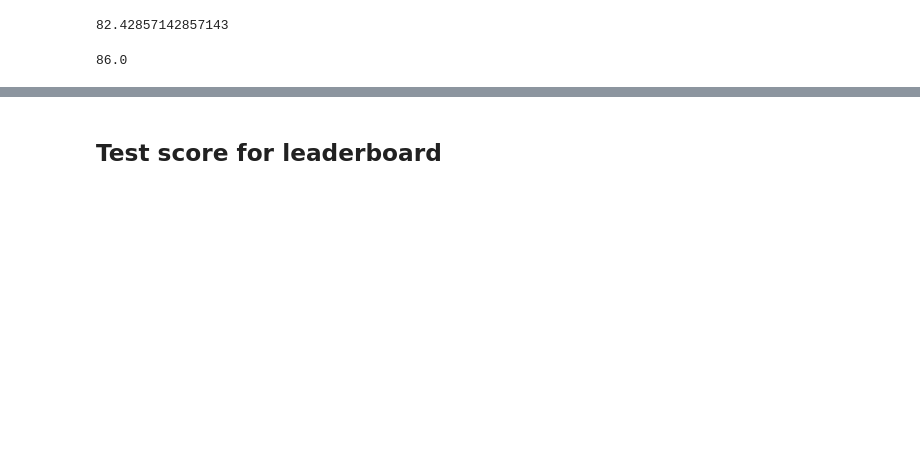
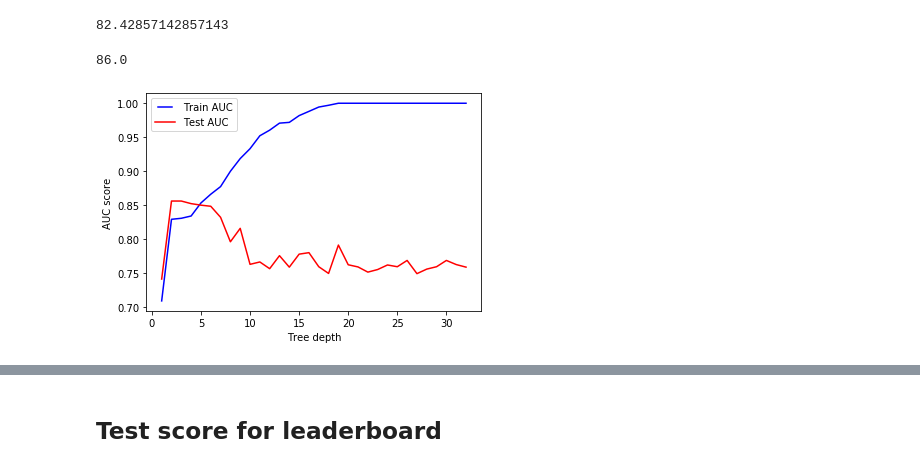
Before and after one commit to Rnkumar/devengers, a Jupyter notebook: decision_tree.ipynb, the cells around one changed output, grey strips where cells are left out. Saved outputs shown, nothing was run; the diff lists cells and outputs as text; code cells hidden in the pictures; blank space fills up the shorter version.

Commit message:
test_updated added

```diff
--- a/decision_tree.ipynb
+++ b/decision_tree.ipynb
@@ -23,7 +23,7 @@ df.Gender = temp
 # %%
 to_drop_columns = ['state','comments','s.no','Timestamp']+['supervisor','coworkers','Country','anonymity','self_employed'] #+['Country','supervisor','coworkers','phys_health_interview','anonymity','self_employed','remote_work','tech_company','obs_consequence','phys_health_consequence','seek_help','Gender']
 # %%
-df = df.drop(columns=to_drop_columns)
+features = df.drop(columns=to_drop_columns)
 # %%
-target = df.pop('treatment')
-df.columns
+target = features.pop('treatment')
+colmns = features.columns
@@ -35,10 +68,10 @@ labels = features.pop("treatment")
 le = preprocessing.LabelEncoder()
 features = df.apply(le.fit_transform)
 
-onc = preprocessing.OneHotEncoder(categorical_features=[1,3])
+onc = preprocessing.OneHotEncoder()
 features = onc.fit_transform(features).toarray()
 
 onc = preprocessing.OneHotEncoder()
-labels = onc.fit_transform([target]).toarray()
+labels = onc.fit_transform(target).toarray()
 
 #labels,uniques = features["treatment"] # pd.factorize(target)
@@ -53,6 +89,6 @@ X_train, X_test, y_train, y_test = train_test_split( features, labels, test_size
 # gini model fitting
 
 clf_gini = DecisionTreeClassifier(criterion = "gini",
-                               max_depth=4, min_samples_leaf=0.3)
+                               max_depth=5, min_samples_leaf=0.1)
 clf_gini.fit(X_train, y_train)
 # %% [output]
@@ -94,31 +130,33 @@ roc_auc
 # %%
 import matplotlib as mpl
 import matplotlib.pyplot as plt
 
-randoms = np.linspace(1, 1000, 100, endpoint=True,dtype=int)
+max_depths = np.linspace(1, 32, 32, endpoint=True)
 x_train,x_test = X_train,X_test
 
 train_results = []
 test_results = []
 
-for random in randoms:
-    dt = DecisionTreeClassifier(random_state=random)
+for max_depth in max_depths:
+    dt = DecisionTreeClassifier(max_depth=max_depth)
     dt.fit(x_train, y_train)
     train_pred = dt.predict(x_train)
     false_positive_rate, true_positive_rate, thresholds = roc_curve(y_train, train_pred)
     roc_auc = auc(false_positive_rate, true_positive_rate)
     train_results.append(roc_auc)
     y_pred = dt.predict(x_test)
     false_positive_rate, true_positive_rate, thresholds = roc_curve(y_test, y_pred)
     roc_auc = auc(false_positive_rate, true_positive_rate)
     test_results.append(roc_auc)
 from matplotlib.legend_handler import HandlerLine2D
-line1, = plt.plot(randoms, train_results, "b", label="Train AUC")
-line2, = plt.plot(randoms, test_results, "r", label="Test AUC")
+line1, = plt.plot(max_depths, train_results, "b", label="Train AUC")
+line2, = plt.plot(max_depths, test_results, "r", label="Test AUC")
 plt.legend(handler_map={line1: HandlerLine2D(numpoints=2)})
 plt.ylabel("AUC score")
 plt.xlabel("Tree depth")
 plt.show()
+# %% [output]
+[figure, added]
 # %%
 min_samples_leafs = np.linspace(0.1, 0.5, 5, endpoint=True)
 print(min_samples_leafs)
```
Also changed, not shown: parts of 17 cells of this notebook, 3 other files.
